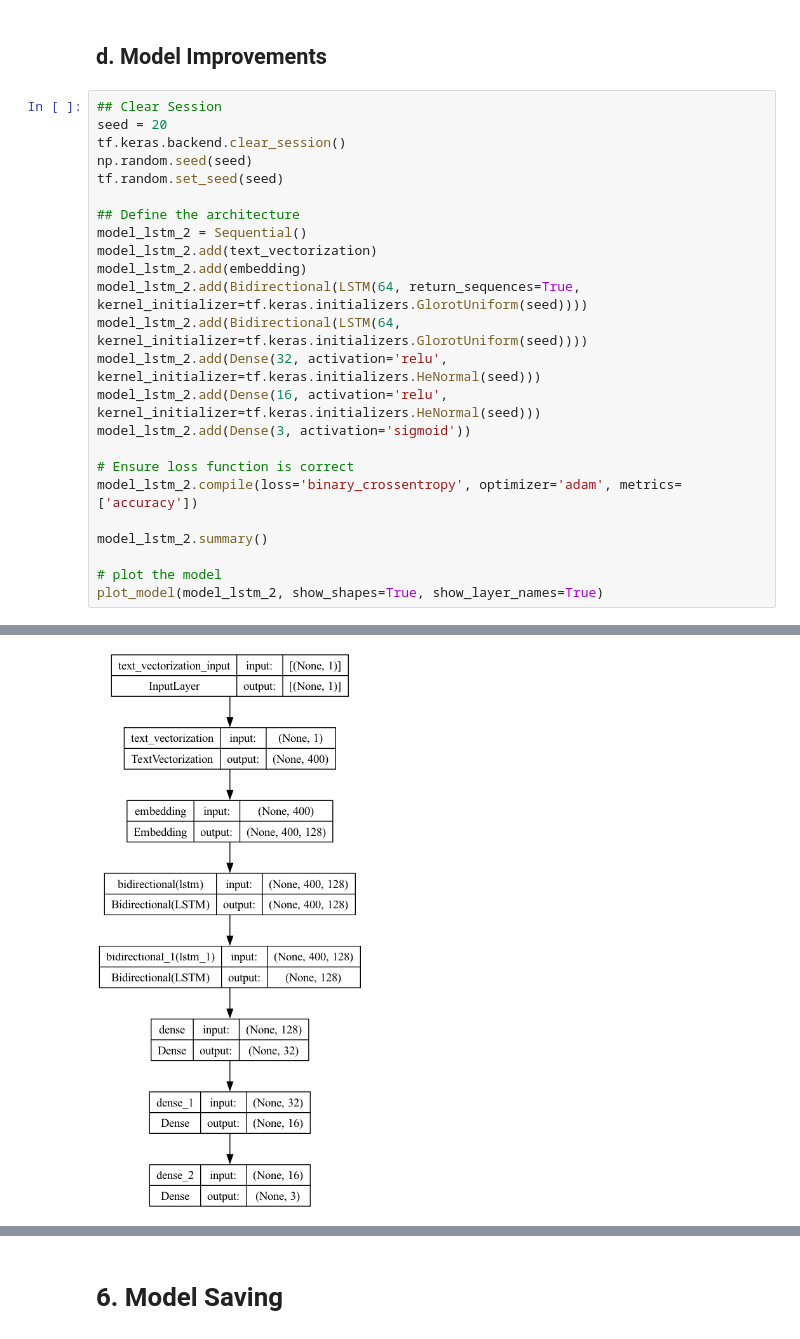
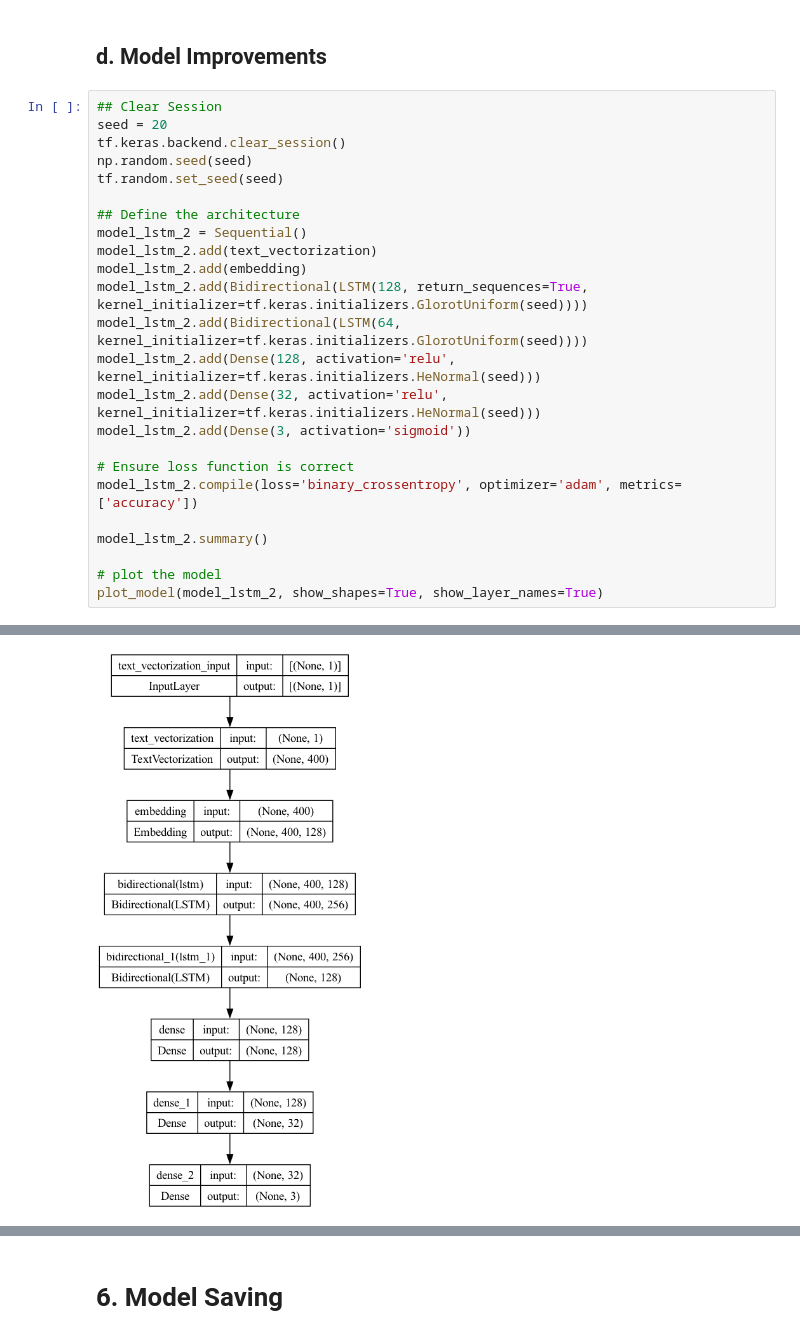
Before and after one commit to FTDS-assignment-bay/p2-final-project-ftds-016-hck-group-001, a Jupyter notebook: model_building.ipynb, the cells around one changed output, grey strips where cells are left out. Cells and saved outputs as stored; diff of their text form.

```diff
--- a/model_building.ipynb
+++ b/model_building.ipynb
@@ -410,10 +411,10 @@ tf.random.set_seed(seed)
 model_lstm_2 = Sequential()
 model_lstm_2.add(text_vectorization)
 model_lstm_2.add(embedding)
-model_lstm_2.add(Bidirectional(LSTM(64, return_sequences=True, kernel_initializer=tf.keras.initializers.GlorotUniform(seed))))
+model_lstm_2.add(Bidirectional(LSTM(128, return_sequences=True, kernel_initializer=tf.keras.initializers.GlorotUniform(seed))))
 model_lstm_2.add(Bidirectional(LSTM(64, kernel_initializer=tf.keras.initializers.GlorotUniform(seed))))
+model_lstm_2.add(Dense(128, activation='relu', kernel_initializer=tf.keras.initializers.HeNormal(seed)))
 model_lstm_2.add(Dense(32, activation='relu', kernel_initializer=tf.keras.initializers.HeNormal(seed)))
-model_lstm_2.add(Dense(16, activation='relu', kernel_initializer=tf.keras.initializers.HeNormal(seed)))
 model_lstm_2.add(Dense(3, activation='sigmoid'))
 
 # Ensure loss function is correct
@@ -442,6 +443,6 @@ Trainable params: 1482339 (5.65 MB)
 Non-trainable params: 0 (0.00 Byte)
 _________________________________________________________________
-[figure, old version]
+[figure, new version]
 # %%
 # Assign callback to speed up computing and reduce learning rate
 callbacks= [
```
Also changed, not shown: parts of 11 cells of this notebook, 1 other file.
